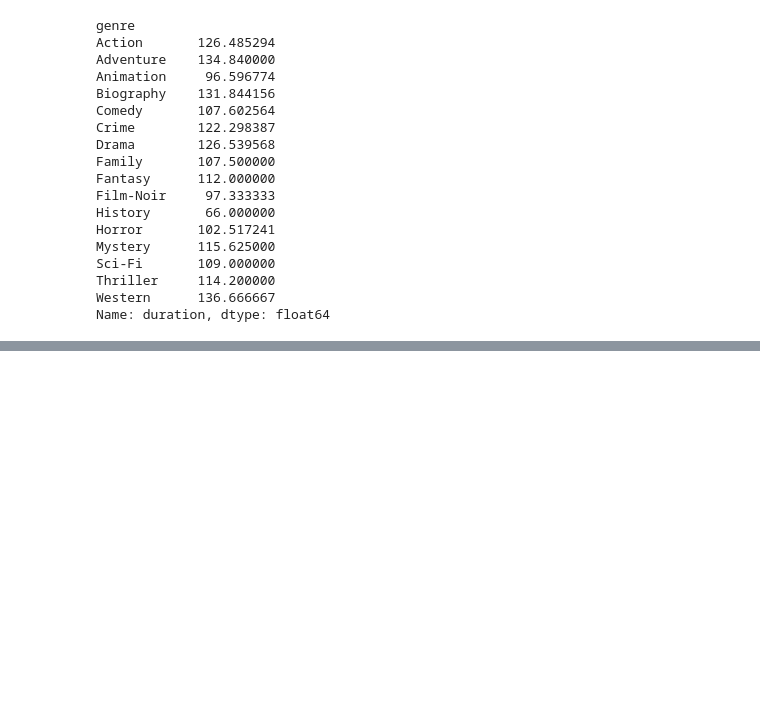
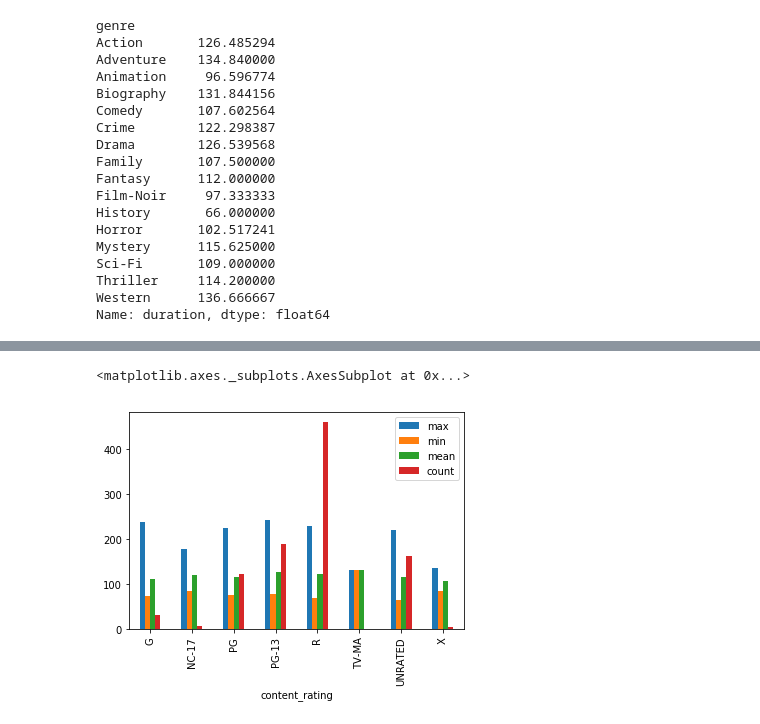
Before and after one commit to aanels/ga_homeworks, a Jupyter notebook: unit-2_project/Untitled.ipynb, the cells around one changed output, grey strips where cells are left out. Cells and saved outputs as stored; diff of their text form; code cells hidden in the pictures; blank space fills up the shorter version.

```diff
--- a/unit-2_project/Untitled.ipynb
+++ b/unit-2_project/Untitled.ipynb
@@ -483,0 +493,2 @@ Name: duration, dtype: float64
+# %%
+mg = movies.groupby('content_rating').duration.agg(['max','min','mean', 'count'])
@@ -483,0 +508,5 @@ Name: duration, dtype: float64
+# %%
+mg.plot(kind='bar')
+# %% [output]
+<matplotlib.axes._subplots.AxesSubplot at 0x...>
+[figure, added]
```
Also changed, not shown: parts of 28 cells of this notebook, 1 other file.
